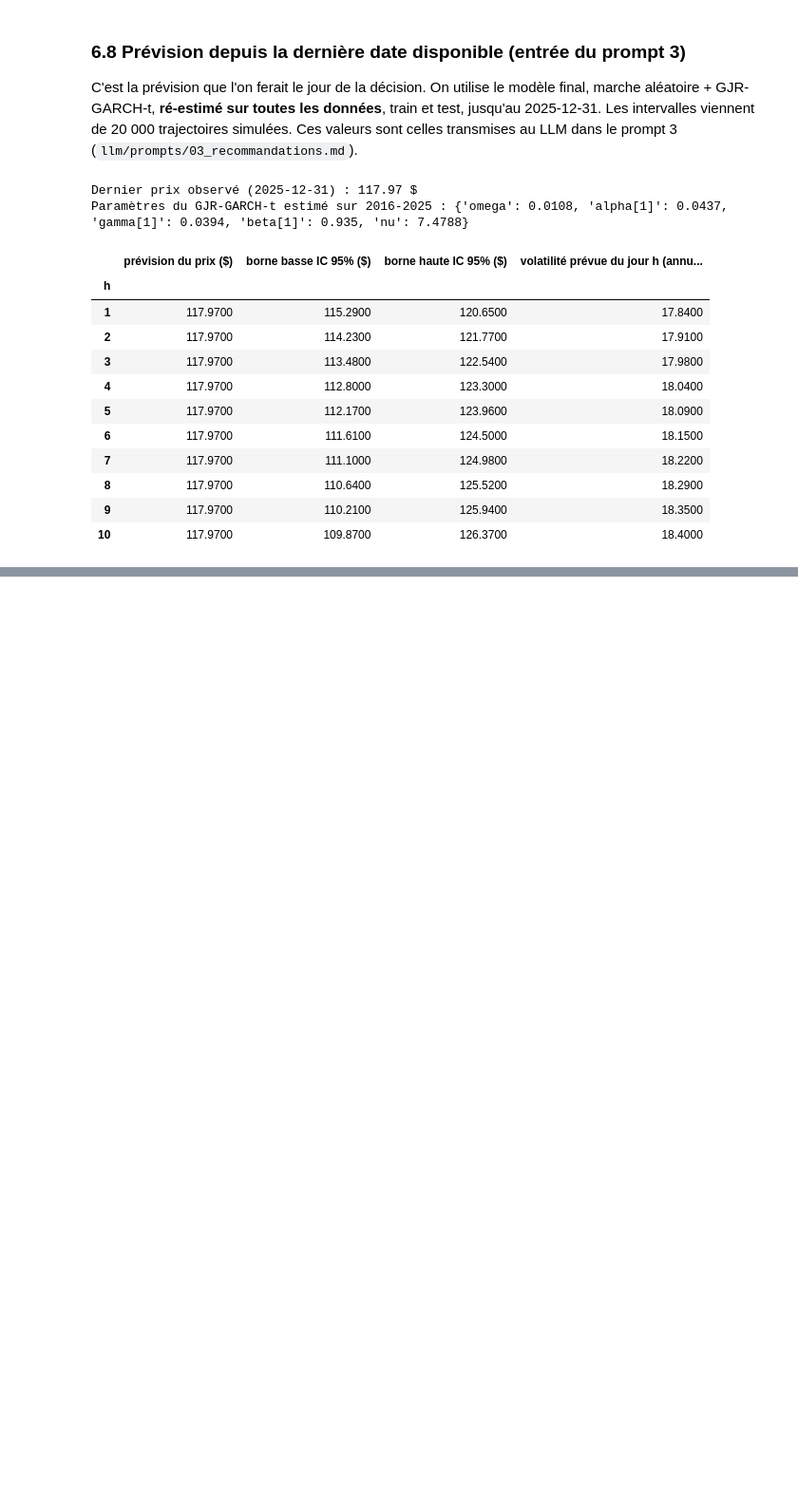
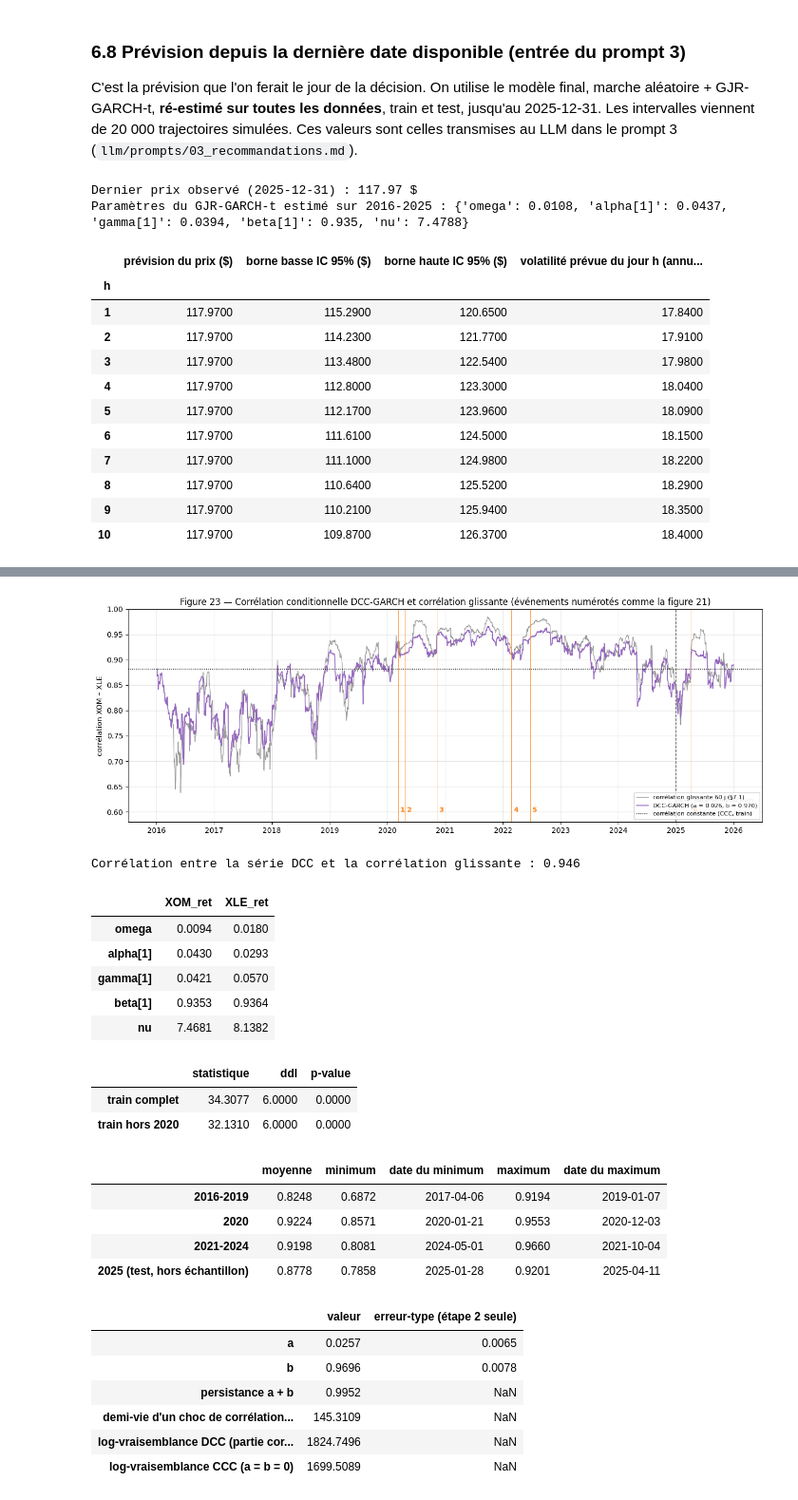
Before and after one commit to aziz28-dev/ts-project, a Jupyter notebook: notebooks/main_python.ipynb, the cells around one changed output, grey strips where cells are left out. Shown at 95% size. Cells and saved outputs as stored; diff of their text form; code cells hidden in the pictures; blank space fills up the shorter version.

```diff
--- a/notebooks/main_python.ipynb
+++ b/notebooks/main_python.ipynb
@@ -3335,0 +3359,76 @@ Ce résultat est cohérent avec tout le projet : la seule structure prévisible
+# %%
+Zs, dcc_uni = X.dcc_standardized(panel, train.index[-1])
+Z_tr = Zs.loc[:train.index[-1]]
+dcc = X.dcc_fit(Z_tr.to_numpy())
+rho_dcc = X.dcc_correlation(Zs, dcc)
+es = {"train complet": X.engle_sheppard(Z_tr.to_numpy(), 5),
+      "train hors 2020": X.engle_sheppard(Z_tr[Z_tr.index.year != 2020].to_numpy(), 5)}
+
+dcc_tab = pd.DataFrame({
+    "valeur": [dcc["a"], dcc["b"], dcc["a"] + dcc["b"], np.log(0.5) / np.log(dcc["a"] + dcc["b"]),
+               dcc["loglik_dcc"], dcc["loglik_ccc"]],
+    "erreur-type (étape 2 seule)": [dcc["se_a"], dcc["se_b"], np.nan, np.nan, np.nan, np.nan],
+}, index=["a", "b", "persistance a + b", "demi-vie d'un choc de corrélation (jours)",
+          "log-vraisemblance DCC (partie corrélation)", "log-vraisemblance CCC (a = b = 0)"])
+save_table(dcc_tab, "tab47_dcc")
+save_table(pd.DataFrame(es).T, "tab47b_engle_sheppard")
+# Résidus standardisés du train exportés : le Rmd y applique sa propre étape 2 (vérification croisée).
+save_table(Z_tr.reset_index(drop=True), "tab47c_dcc_residus_train", index=False)
+save_table(pd.DataFrame({k: v.params for k, v in dcc_uni.items()}), "tab47d_dcc_garch_univaries")
+
+per = {"2016-2019": ("2016", "2019"), "2020": ("2020", "2020"), "2021-2024": ("2021", "2024"), "2025 (test, hors échantillon)": ("2025", "2025")}
+dcc_per = pd.DataFrame({p: {"moyenne": rho_dcc.loc[s:e].mean(), "minimum": rho_dcc.loc[s:e].min(),
+                            "date du minimum": rho_dcc.loc[s:e].idxmin().date(), "maximum": rho_dcc.loc[s:e].max(),
+                            "date du maximum": rho_dcc.loc[s:e].idxmax().date()} for p, (s, e) in per.items()}).T
+save_table(dcc_per, "tab47e_dcc_periodes")
+
+fig, ax = plt.subplots(figsize=(13, 4.8))
+ax.plot(rc["XOM – XLE"].index, rc["XOM – XLE"], color="grey", lw=0.9, alpha=0.8, label="corrélation glissante 60 j (§7.1)")
+ax.plot(rho_dcc.index, rho_dcc, color="tab:purple", lw=1.2, label=f"DCC-GARCH (a = {dcc['a']:.3f}, b = {dcc['b']:.3f})")
+ax.axhline(Z_tr.corr().iloc[0, 1], color="black", ls=":", lw=1, label="corrélation constante (CCC, train)")
+ax.axvline(test.index[0], color="grey", ls="--", lw=1)
+ax.text(test.index[0], 0.62, " test : paramètres du train", fontsize=8, color="grey")
+for k, d in enumerate(X.EVENTS, start=1):
+    ax.axvline(pd.Timestamp(d), color="tab:orange", lw=0.7, alpha=0.7)
+    ax.annotate(str(k), (pd.Timestamp(d), 0.6), fontsize=9, color="tab:orange", fontweight="bold", xytext=(3, 0), textcoords="offset points")
+ax.set_ylim(0.58, 1.0)
+ax.set_ylabel("corrélation XOM – XLE")
+ax.set_title("Figure 23 — Corrélation conditionnelle DCC-GARCH et corrélation glissante (événements numérotés comme la figure 21)")
+ax.grid(alpha=0.3)
+ax.legend(fontsize=8, loc="lower right")
+ax.xaxis.set_major_locator(mdates.YearLocator())
+ax.xaxis.set_major_formatter(mdates.DateFormatter("%Y"))
+fig.tight_layout()
+save_fig(fig, 23, "dcc_garch")
+plt.show()
+
+print("Corrélation entre la série DCC et la corrélation glissante :",
+      round(pd.concat([rho_dcc, rc["XOM – XLE"]], axis=1).dropna().corr().iloc[0, 1], 3))
+display(pd.DataFrame({k: v.params for k, v in dcc_uni.items()}).round(4))
+display(pd.DataFrame(es).T.round(4))
+display(dcc_per.round(3))
+dcc_tab.round(4)
+# %% [output]
+[figure, added]
+Corrélation entre la série DCC et la corrélation glissante : 0.946
+|  | XOM_ret | XLE_ret |
+| omega | 0.0094 | 0.0180 |
+| alpha[1] | 0.0430 | 0.0293 |
+| gamma[1] | 0.0421 | 0.0570 |
+| beta[1] | 0.9353 | 0.9364 |
+| nu | 7.4681 | 8.1382 |
+|  | statistique | ddl | p-value |
+| train complet | 34.3077 | 6.0000 | 0.0000 |
+| train hors 2020 | 32.1310 | 6.0000 | 0.0000 |
+|  | moyenne | minimum | date du minimum | maximum | date du maximum |
+| 2016-2019 | 0.8248 | 0.6872 | 2017-04-06 | 0.9194 | 2019-01-07 |
+| 2020 | 0.9224 | 0.8571 | 2020-01-21 | 0.9553 | 2020-12-03 |
+| 2021-2024 | 0.9198 | 0.8081 | 2024-05-01 | 0.9660 | 2021-10-04 |
+| 2025 (test, hors échantillon) | 0.8778 | 0.7858 | 2025-01-28 | 0.9201 | 2025-04-11 |
+|  | valeur | erreur-type (étape 2 seule) |
+| a | 0.0257 | 0.0065 |
+| b | 0.9696 | 0.0078 |
+| persistance a + b | 0.9952 | NaN |
+| demi-vie d'un choc de corrélation... | 145.3109 | NaN |
+| log-vraisemblance DCC (partie cor... | 1824.7496 | NaN |
+| log-vraisemblance CCC (a = b = 0) | 1699.5089 | NaN |
```
Also changed, not shown: parts of 24 cells of this notebook, 18 other files.
